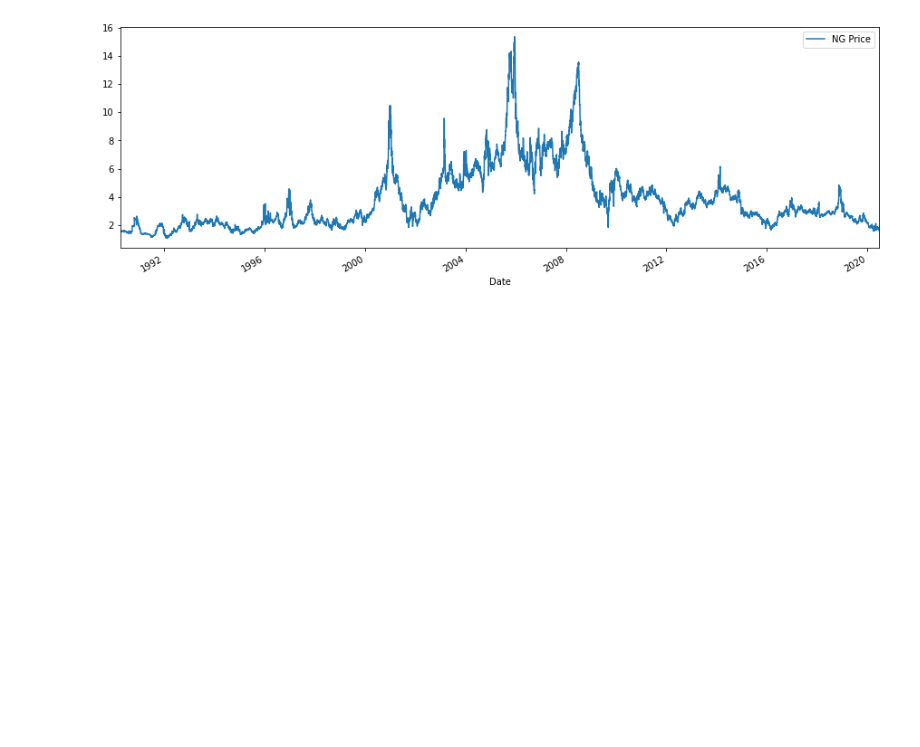
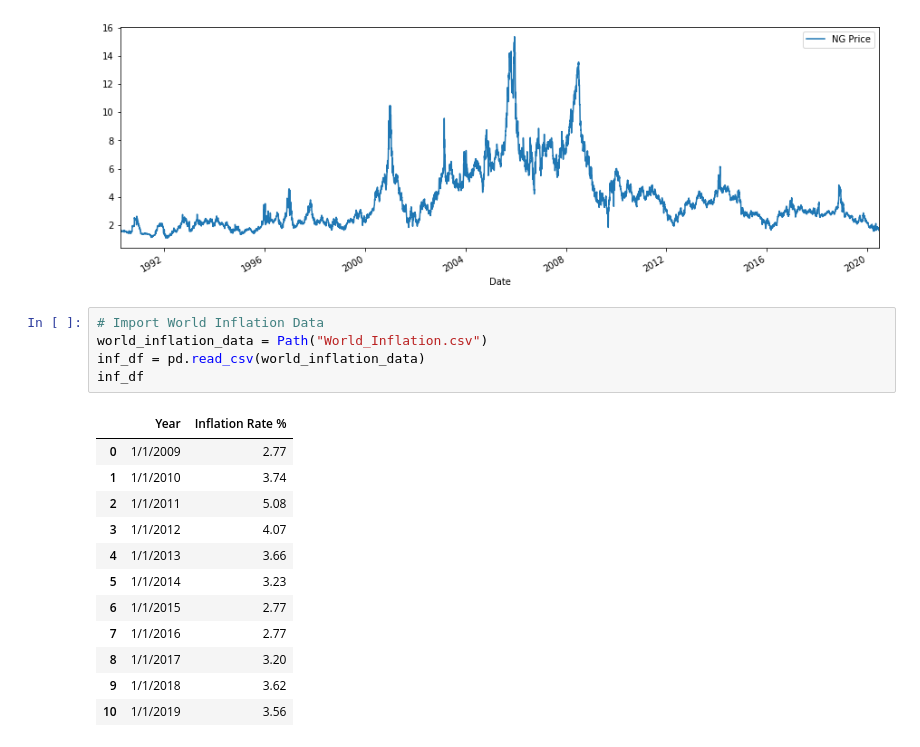
Before and after one commit to KalenAsberry12/project_one, a Jupyter notebook: Data_Jonathan.ipynb, the cells around one changed output. Drawn from its saved outputs; the diff is of its cells as text; blank space fills up the shorter version.

```diff
--- a/Data_Jonathan.ipynb
+++ b/Data_Jonathan.ipynb
@@ -367,3 +369,21 @@ ng_df4.plot(figsize=(15,5))
 # %% [output]
 <matplotlib.axes._subplots.AxesSubplot at 0x...>
 [figure]
+# %%
+# Import World Inflation Data
+world_inflation_data = Path("World_Inflation.csv")
+inf_df = pd.read_csv(world_inflation_data)
+inf_df
+# %% [output]
+|  | Year | Inflation Rate % |
+| 0 | 1/1/2009 | 2.77 |
+| 1 | 1/1/2010 | 3.74 |
+| 2 | 1/1/2011 | 5.08 |
+| 3 | 1/1/2012 | 4.07 |
+| 4 | 1/1/2013 | 3.66 |
+| 5 | 1/1/2014 | 3.23 |
+| 6 | 1/1/2015 | 2.77 |
+| 7 | 1/1/2016 | 2.77 |
+| 8 | 1/1/2017 | 3.20 |
+| 9 | 1/1/2018 | 3.62 |
+| 10 | 1/1/2019 | 3.56 |
```
Also changed, not shown: parts of 5 cells of this notebook, 1 other file.
